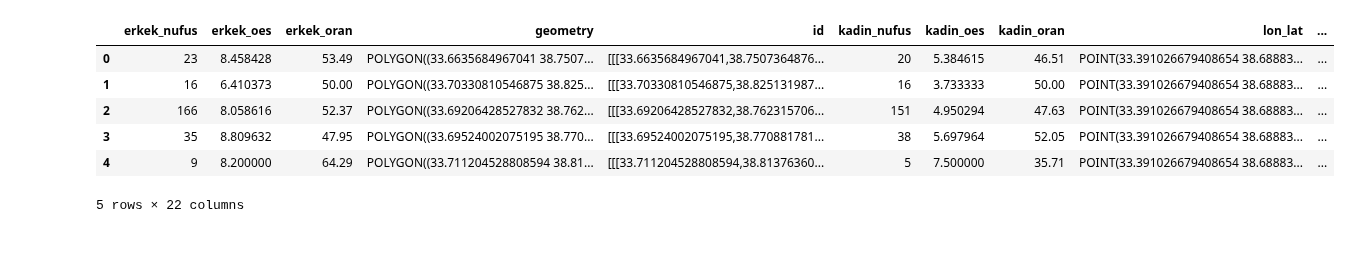
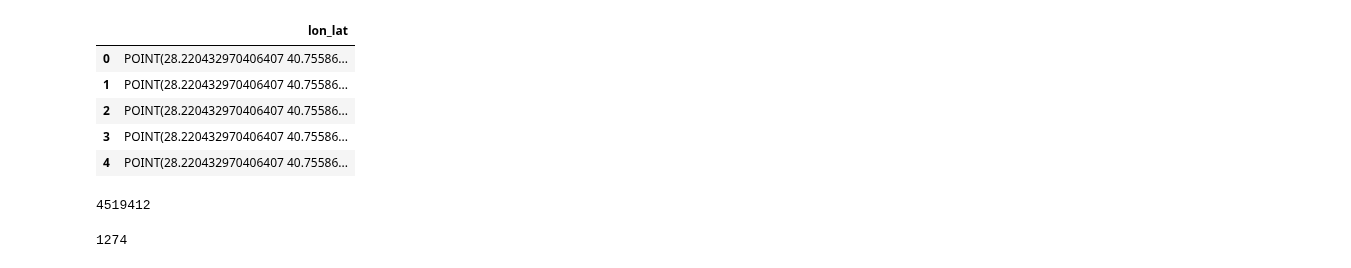
Before and after one commit to devoidoflight/Tuik-Grid-Scraper, a Jupyter notebook: tuik_grid_scrape/tuik_scraper/test.ipynb, the cells around one changed output. Saved outputs shown, nothing was run; the diff lists cells and outputs as text; code cells hidden in the pictures.

```diff
--- a/tuik_grid_scrape/tuik_scraper/test.ipynb
+++ b/tuik_grid_scrape/tuik_scraper/test.ipynb
@@ -7,14 +7,23 @@ print(BASE_DIR)
 # %%
 import pandas as pd
-existing_data = pd.read_csv("/Users/borangoksel/Documents/GitHub/tuik_grid_scraper/tuik_grid_scrape/data/tuik_grid_data_tr.csv")
+existing_data = pd.read_csv("C:\\Users\\boran\Documents\\Github\\tuik_grid_scraper\\tuik_grid_scrape\\data\\tuik_grid_data_tr_ist_3km.csv",usecols=['lon_lat'])
 existing_data.head()
 # %% [output]
-|  | erkek_nufus | erkek_oes | erkek_oran | geometry | id | kadin_nufus | kadin_oes | kadin_oran | lon_lat | ... |
-| 0 | 23 | 8.458428 | 53.49 | POLYGON((33.6635684967041 38.7507... | [[[33.6635684967041,38.7507364876... | 20 | 5.384615 | 46.51 | POINT(33.391026679408654 38.68883... | ... |
-| 1 | 16 | 6.410373 | 50.00 | POLYGON((33.70330810546875 38.825... | [[[33.70330810546875,38.825131987... | 16 | 3.733333 | 50.00 | POINT(33.391026679408654 38.68883... | ... |
-| 2 | 166 | 8.058616 | 52.37 | POLYGON((33.69206428527832 38.762... | [[[33.69206428527832,38.762315706... | 151 | 4.950294 | 47.63 | POINT(33.391026679408654 38.68883... | ... |
-| 3 | 35 | 8.809632 | 47.95 | POLYGON((33.69524002075195 38.770... | [[[33.69524002075195,38.770881781... | 38 | 5.697964 | 52.05 | POINT(33.391026679408654 38.68883... | ... |
-| 4 | 9 | 8.200000 | 64.29 | POLYGON((33.711204528808594 38.81... | [[[33.711204528808594,38.81376360... | 5 | 7.500000 | 35.71 | POINT(33.391026679408654 38.68883... | ... |
+|  | lon_lat |
+| 0 | POINT(28.220432970406407 40.75586... |
+| 1 | POINT(28.220432970406407 40.75586... |
+| 2 | POINT(28.220432970406407 40.75586... |
+| 3 | POINT(28.220432970406407 40.75586... |
+| 4 | POINT(28.220432970406407 40.75586... |
-5 rows × 22 columns
 # %%
 existing_data = existing_data['lon_lat'].to_list()
+# %%
+len(existing_data)
+# %% [output]
+4519412
+# %%
+existing_data = set(existing_data)
+existing_data = list(existing_data)
+len(existing_data)
+# %% [output]
+1274
```
Also changed, not shown: parts of 17 cells of this notebook, 6 other files.
